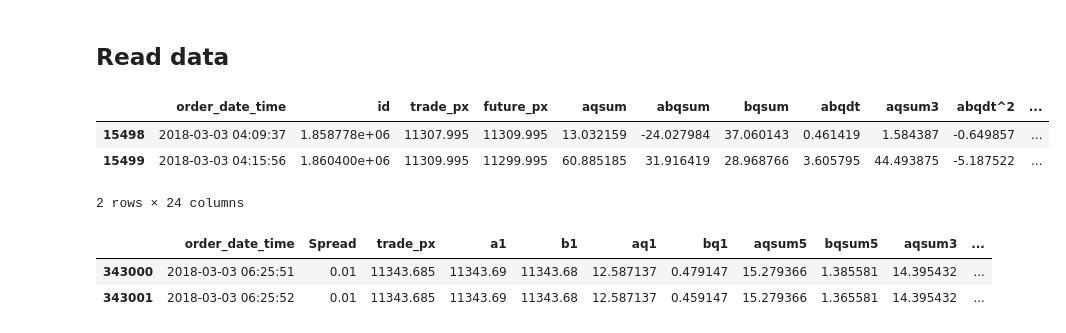
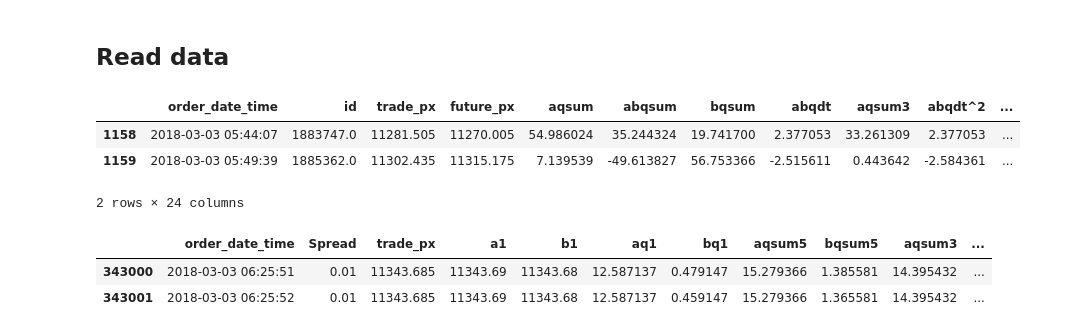
Before and after one commit to XsCpExAlX/Ethereum, a Jupyter notebook: GDAX RNN/Cryptocurrency_Market_Predictor_Backtrader-split.ipynb, the cells around one changed output. Saved outputs shown, nothing was run; the diff lists cells and outputs as text; code cells hidden in the pictures.

```diff
--- a/GDAX RNN/Cryptocurrency_Market_Predictor_Backtrader-split.ipynb
+++ b/GDAX RNN/Cryptocurrency_Market_Predictor_Backtrader-split.ipynb
@@ -11,12 +11,12 @@ import matplotlib.pyplot as plt
 # %% [markdown]
 ## Read data
 # %%
-dataset = pd.read_csv('C:\\Users\\Jason\\Documents\\Python\\Stock Market Prediction\\Crypto\\BTC_Slopes.csv', nrows=15500)
+dataset = pd.read_csv('C:\\Users\\Jason\\Documents\\Python\\Stock Market Prediction\\Crypto\\BTC_Slopes.csv', nrows=1160)
 dataset.tail(2)
 # %% [output]
 |  | order_date_time | id | trade_px | future_px | aqsum | abqsum | bqsum | abqdt | aqsum3 | abqdt^2 | ... |
-| 15498 | 2018-03-03 04:09:37 | 1.858778e+06 | 11307.995 | 11309.995 | 13.032159 | -24.027984 | 37.060143 | 0.461419 | 1.584387 | -0.649857 | ... |
-| 15499 | 2018-03-03 04:15:56 | 1.860400e+06 | 11309.995 | 11299.995 | 60.885185 | 31.916419 | 28.968766 | 3.605795 | 44.493875 | -5.187522 | ... |
+| 1158 | 2018-03-03 05:44:07 | 1883747.0 | 11281.505 | 11270.005 | 54.986024 | 35.244324 | 19.741700 | 2.377053 | 33.261309 | 2.377053 | ... |
+| 1159 | 2018-03-03 05:49:39 | 1885362.0 | 11302.435 | 11315.175 | 7.139539 | -49.613827 | 56.753366 | -2.515611 | 0.443642 | -2.584361 | ... |
 2 rows × 24 columns
 # %%
 dataset_1sec = pd.read_csv('C:\\Users\\Jason\\Documents\\Python\\Stock Market Prediction\\Crypto\\BTC_Slopes_1sec.csv', nrows=600000)
```
Also changed, not shown: parts of 28 cells of this notebook.
